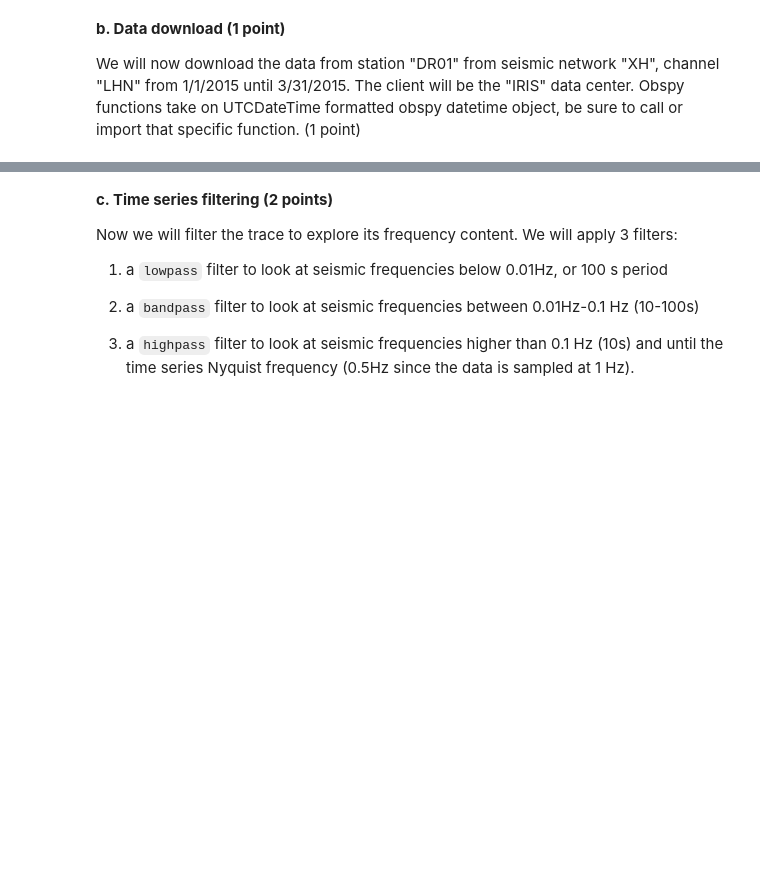
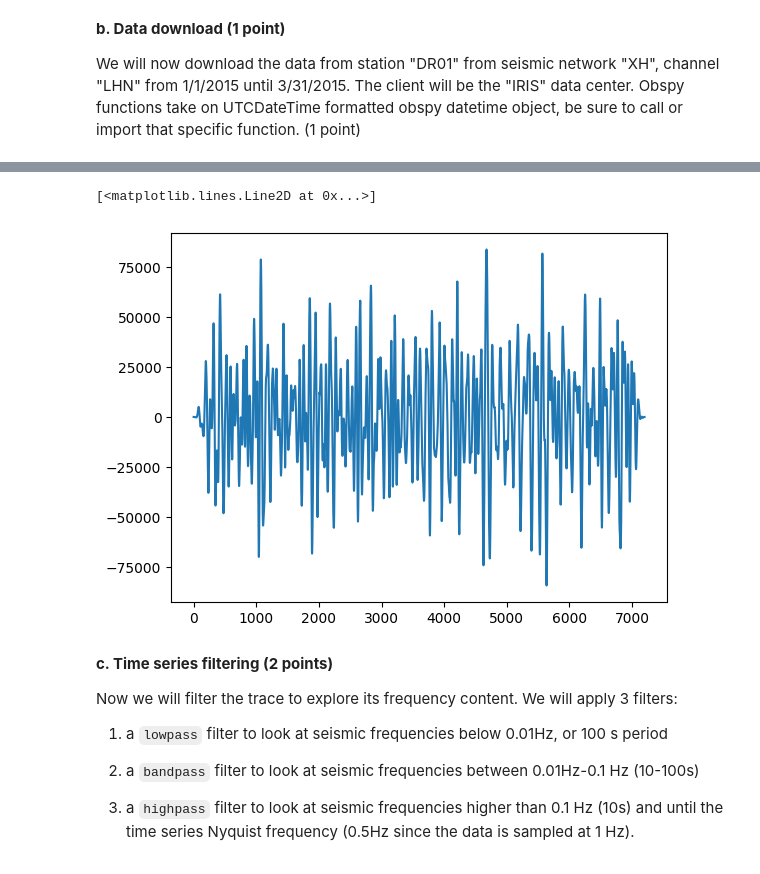
Before and after one commit to nicole-m-aikin/MLGeo23_NicoleAikin, a Jupyter notebook: HW3.ipynb, the cells around one changed output, grey strips where cells are left out. Saved outputs shown, nothing was run; the diff lists cells and outputs as text; code cells hidden in the pictures; blank space fills up the shorter version.

```diff
--- a/HW3.ipynb
+++ b/HW3.ipynb
@@ -81,3 +115,8 @@ Number of days downloaded:
+# %%
+plt.plot(N[0].data)
+# %% [output]
+[<matplotlib.lines.Line2D at 0x...>]
+[figure, added]
 # %% [markdown]
 **c. Time series filtering (2 points)**
 
```
Also changed, not shown: parts of 49 cells of this notebook.
